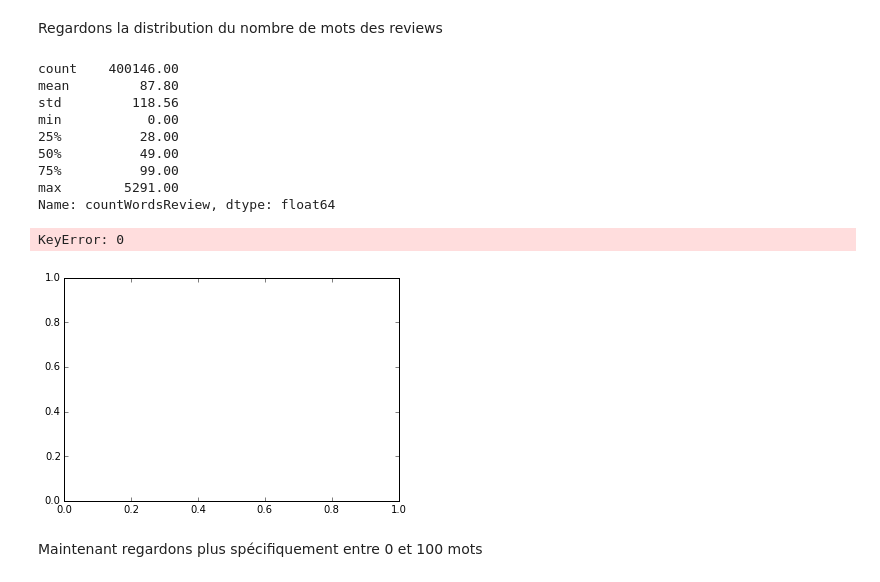
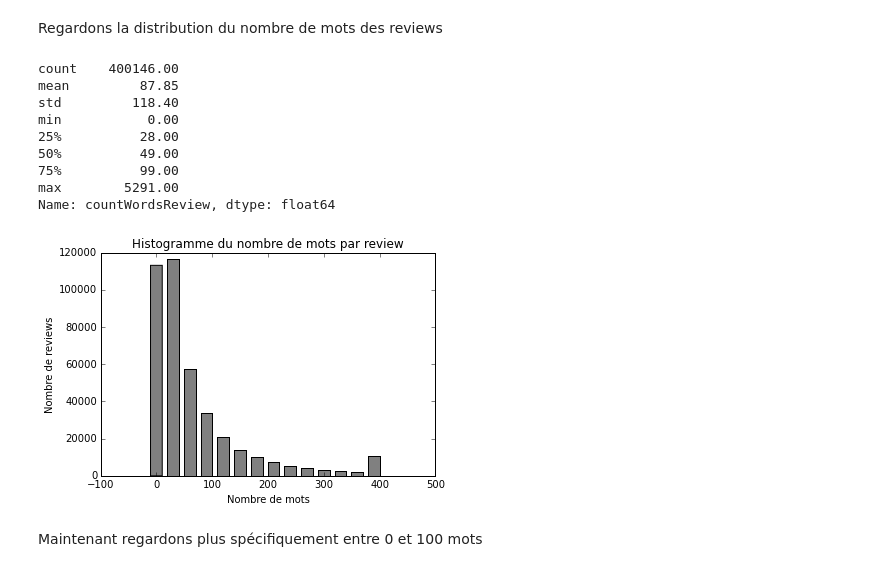
Before and after one commit to alexcombessie/ENSAE_Amazon-Review-Prediction, a Jupyter notebook: Projet Python - Amazon review data.ipynb, the cells around one changed output. Drawn from its saved outputs; the diff is of its cells as text; code cells hidden in the pictures.

```diff
--- a/Projet Python - Amazon review data.ipynb
+++ b/Projet Python - Amazon review data.ipynb
@@ -60,0 +57,2 @@ df.head()
+# %%
+df=pd.read_csv("Movies and TV.csv", sep='\t')
@@ -180,18 +197,18 @@ Définissons la fonction de comptage du nombre de mots d'une review et appliquon
 def countWords(review):
     return(len(review.split()))
 # %%
-df_train["countWordsReview"] = df_train["reviewText"].apply(countWords)
-df_test["countWordsReview"] = df_test["reviewText"].apply(countWords)
-df_train["countWordsSummary"] = df_train["summary"].apply(countWords)
-df_test["countWordsSummary"] = df_test["summary"].apply(countWords)
+df_train["countWordsReview"] = df_train["reviewText"].astype(str).apply(countWords)
+df_test["countWordsReview"] = df_test["reviewText"].astype(str).apply(countWords)
+df_train["countWordsSummary"] = df_train["summary"].astype(str).apply(countWords)
+df_test["countWordsSummary"] = df_test["summary"].astype(str).apply(countWords)
 # %% [markdown]
 Regardons la distribution du nombre de mots des reviews
 # %%
 print(df_train["countWordsReview"].describe().round(2))
 # %% [output]
 count    400146.00
-mean         87.80
-std         118.56
+mean         87.85
+std         118.40
 min           0.00
 25%          28.00
 50%          49.00
@@ -201,15 +218,14 @@ Name: countWordsReview, dtype: float64
 # %%
 %matplotlib inline
 bins=range(0,430,30)
-a = np.clip(df_train["countWordsReview"], 0, 400)
+a = list(np.clip(df_train["countWordsReview"], 0, 400))
 fig, ax = plt.subplots(1,1)
 ax.hist(a, bins=bins, align='left', color="grey", rwidth=0.7)
 plt.title("Histogramme du nombre de mots par review");
 plt.xlabel("Nombre de mots");
 plt.ylabel("Nombre de reviews");
 # %% [output]
-KeyError: 0
-[figure, old version]
+[figure, new version]
 # %% [markdown]
 Maintenant regardons plus spécifiquement entre 0 et 100 mots
 # %%
```
Also changed, not shown: parts of 112 cells of this notebook.
